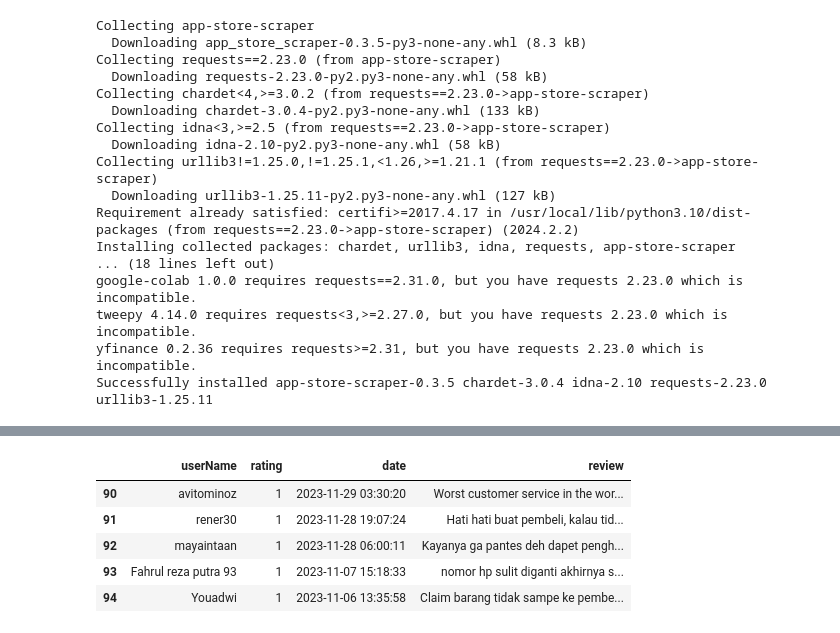
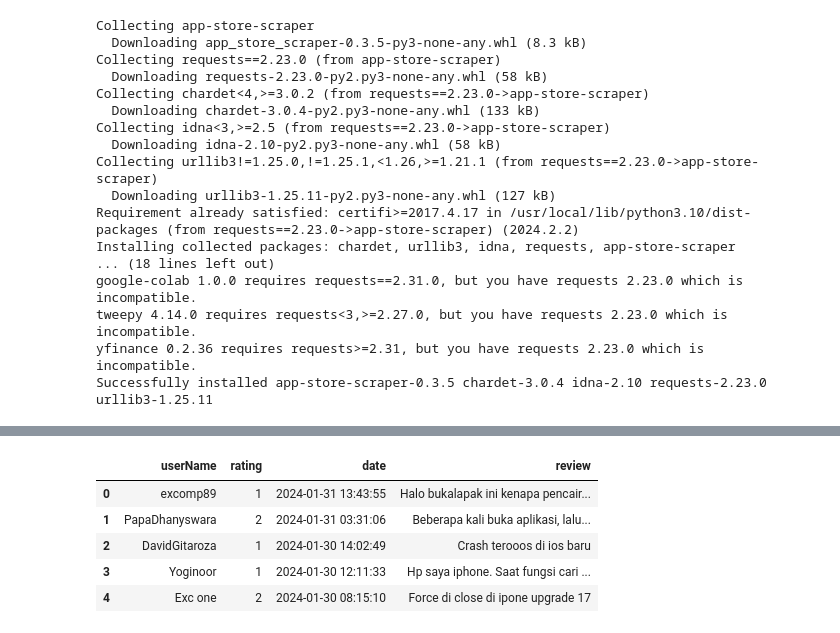
Before and after one commit to VindiSovia/Analisis_Sentimen, a Jupyter notebook: Scraping_AppStore.ipynb, the cells around one changed output, grey strips where cells are left out. Drawn from its saved outputs; the diff is of its cells as text; code cells hidden in the pictures.

Commit message:
Pembenaran code

```diff
--- a/Scraping_AppStore.ipynb
+++ b/Scraping_AppStore.ipynb
@@ -125,11 +132,0 @@ print(result_df)
-# %%
-my_df = sorted_df[['userName', 'rating','date', 'review']]
-
-my_df.head()
-# %% [output]
-|  | userName | rating | date | review |
-| 90 | avitominoz | 1 | 2023-11-29 03:30:20 | Worst customer service in the wor... |
-| 91 | rener30 | 1 | 2023-11-28 19:07:24 | Hati hati buat pembeli, kalau tid... |
-| 92 | mayaintaan | 1 | 2023-11-28 06:00:11 | Kayanya ga pantes deh dapet pengh... |
-| 93 | Fahrul reza putra 93 | 1 | 2023-11-07 15:18:33 | nomor hp sulit diganti akhirnya s... |
-| 94 | Youadwi | 1 | 2023-11-06 13:35:58 | Claim barang tidak sampe ke pembe... |
@@ -137,0 +133,39 @@ my_df.to_csv("TokopediaPS1.csv", index = False)
+# %%
+# Filter baris berdasarkan tahun 2023
+df_2023 = df_busu[df_busu['date'].dt.year == 2023]
+
+# Pilih kolom yang ingin Anda tampilkan
+new_df = df_2023[['userName', 'rating','date', 'review']]
+
+# Urutkan dataframe berdasarkan tanggal (dari yang terbaru)
+sorted_df = new_df.sort_values(by='date', ascending=False)
+
+# Inisialisasi variabel untuk menyimpan data teratas
+top_125_df = pd.DataFrame()
+
+# Inisialisasi variabel untuk menghitung total data yang telah diambil
+total_rows_taken = 0
+
+# Loop melalui setiap bulan dalam tahun 2023
+for month in range(1, 13):
+    # Filter data untuk bulan tertentu
+    df_month = sorted_df[(sorted_df['date'].dt.month == month)]
+
+    # Hitung jumlah data yang akan diambil untuk bulan ini
+    if total_rows_taken + 15 <= 125:
+        num_rows_to_take = min(15, len(df_month))
+    else:
+        num_rows_to_take = min(125 - total_rows_taken, len(df_month))
+
+    # Ambil data sesuai dengan batasan jumlah data per bulan
+    top_125_df = pd.concat([top_125_df, df_month.head(num_rows_to_take)], ignore_index=True)
+
+    # Perbarui jumlah total data yang telah diambil
+    total_rows_taken += num_rows_to_take
+
+    # Jika jumlah total data yang telah diambil mencapai 125, keluar dari loop
+    if total_rows_taken >= 125:
+        break
+
+# Pastikan jumlah data teratas tetap 125
+top_125_df = top_125_df.head(125)
@@ -137,0 +222,10 @@ my_df.to_csv("TokopediaPS1.csv", index = False)
+# %%
+# Take only 17 rows from the DataFrame
+top_125_df.head()
+# %% [output]
+|  | userName | rating | date | review |
+| 0 | excomp89 | 1 | 2024-01-31 13:43:55 | Halo bukalapak ini kenapa pencair... |
+| 1 | PapaDhanyswara | 2 | 2024-01-31 03:31:06 | Beberapa kali buka aplikasi, lalu... |
+| 2 | DavidGitaroza | 1 | 2024-01-30 14:02:49 | Crash terooos di ios baru |
+| 3 | Yoginoor | 1 | 2024-01-30 12:11:33 | Hp saya iphone. Saat fungsi cari ... |
+| 4 | Exc one | 2 | 2024-01-30 08:15:10 | Force di close di ipone upgrade 17 |
```
Also changed, not shown: parts of 13 cells of this notebook.
